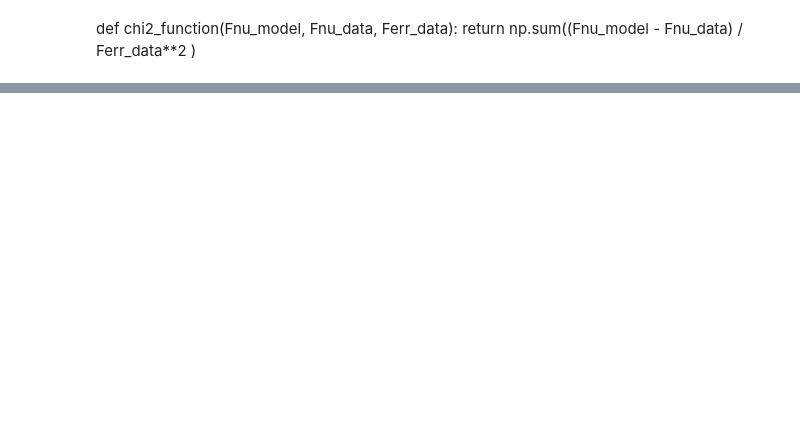
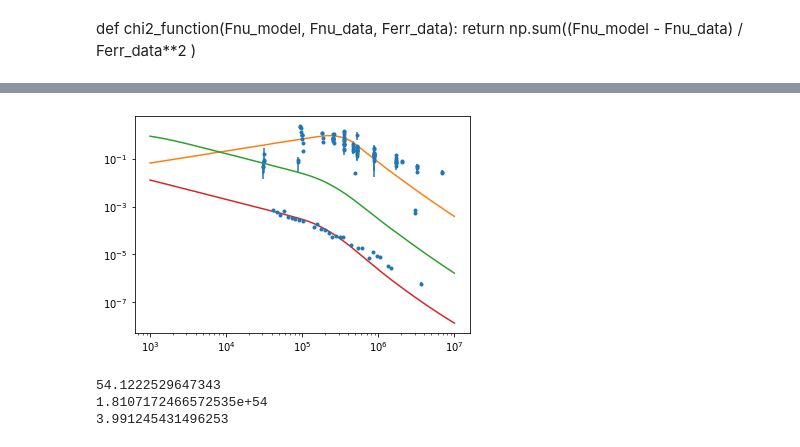
Before and after one commit to geoffryan/GRADMAP-2021-WW-Research, a Jupyter notebook: karen/160509A jan7.ipynb, the cells around one changed output, grey strips where cells are left out. Saved outputs shown, nothing was run; the diff lists cells and outputs as text; code cells hidden in the pictures; blank space fills up the shorter version.

```diff
--- a/karen/160509A jan7.ipynb
+++ b/karen/160509A jan7.ipynb
@@ -188,3 +242,14 @@ def chi2_function(Fnu_model, Fnu_data, Ferr_data):
+# %%
+def filter_data(t_data, nu_data, Fnu_data, Ferr_data):
+    bad = (nu_data>4.8e+14) & (4.9e+14>nu_data)
+    good = ~bad
+
+    t_filtered = t_data[good]
+    nu_filtered = nu_data[good]
+    Fnu_filtered = Fnu_data[good]
+    Ferr_filtered = Ferr_data[good]
+
+    return t_filtered, nu_filtered, Fnu_filtered, Ferr_filtered
 # %% [markdown]
 def chi2_function(Fnu_model, Fnu_data, Ferr_data):
     return np.sum((Fnu_model - Fnu_data) / Ferr_data**2 )
@@ -204,11 +269,12 @@ Zguess = {'jetType': grb.jet.TopHat, #type of jet structure
    'z': 1.17           #redshift
   }
 
+t_data, nu_data, Fnu_data, Ferr_data = filter_data(t_data, nu_data, Fnu_data, Ferr_data)
 
 x_data = {'t_data': t_data,
           'nu_data': nu_data,
           'Z': Zguess}
-Fnu_model = fit_function(x_data, 2.0e53, 0.175, 1.0, 2.2)
+Fnu_model = fit_function(x_data, 53.0, 0.175, 0.0, 2.2, -1.0, -4.0)
 # %%
 print(chi2_function(Fnu_model, Fnu_data, Ferr_data))
 # %% [output]
@@ -216,11 +282,11 @@ print(chi2_function(Fnu_model, Fnu_data, Ferr_data))
 # %%
 #Try a fit
 #.       E0      thetaCore  density   p
-guess = [2.0e53, 0.175,     1.0,      2.2]
+guess = [53,      0.175,      0.0,     2.2, -1.0, -4.0]
 
 #Setbounds so afterglowpy doesn't sceream
-lower_bounds = np.array([1.0e48, 0.0, 1.0e-5, 2.0])
-upper_bounds = np.array([1.0e56, np.pi/2, 1.0e5, 3.0])
+lower_bounds = np.array([48, 0.0, -5, 2.0, -5.0, -5.0])
+upper_bounds = np.array([56, np.pi/2, 5, 3.0, -0.5, -0.5])
 bounds = (lower_bounds, upper_bounds)
 
 popt, pcov = scipy.optimize.curve_fit(fit_function, x_data, Fnu_data,
@@ -229,28 +295,37 @@ popt, pcov = scipy.optimize.curve_fit(fit_function, x_data, Fnu_data,
 print(popt)
 print(pcov)
 
-xdataR =
-xdataO =
-xdataX =
+#Compute model with guess values
+Fnu_model = fit_function(x_data, *popt)
 
-FnuX =
-FnuR =
-FnuO =
+#Compute chi2 of guess
+print(chi2_function(Fnu_model, Fnu_data, Ferr_data))
 
-plt.errorbar(tR_data, FnuR_data, FerrR_data, ls = "", marker = ".", label = "Radio", color = "red")
-plt.errorbar(tO_data, FnuO_data, FerrO_data, ls = "", marker = ".", label = "Optical", color = "purple")
-plt.errorbar(tX_data, FnuX_data, FerrX_data, ls = "", marker = ".", label = "X-Ray", color = "orange")
+xdataR = {'t_data': tR_model,
+         'nu_data': nuR_model,
+         'Z': Zguess}
+xdataO = {'t_data': tO_model,
+         'nu_data': nuO_model,
+         'Z': Zguess}
+xdataX = {'t_data': tX_model,
+         'nu_data': nuX_model,
+         'Z': Zguess}
 
-plt.plot(tR_model, FnuR_model, color = "red")
-plt.plot(tO_model, FnuO_model, color = "purple")
-plt.plot(tX_model, FnuX_model, color = "orange")
+# Calculate the model!
+FnuR = fit_function(xdataR, *popt)
+FnuO = fit_function(xdataO, *popt)
+FnuX = fit_function(xdataX, *popt)
+
+# Plot the data
+plt.errorbar(t_data, Fnu_data, Ferr_data, ls='', marker='.', label='data')
+
+# Plot the model
+plt.plot(tR_model, FnuR, label='model - radio')
+plt.plot(tO_model, FnuO, label='model - optical')
+plt.plot(tX_model, FnuX, label='model - x-ray')
 
 plt.xscale('log')
 plt.yscale('log')
 
-plt.xlabel('time(s)')
-plt.ylabel('Flux (mJy)')
-
-plt.legend()
 plt.show()
 # %% [output]
@@ -261,0 +346 @@ plt.show()
+[figure, added]
@@ -261,0 +356,13 @@ plt.show()
+# %%
+print(logE0_best)
+
+E0_best = 10.0 ** logE0_best
+
+E0_err = E0_best  * np.log(10.0) * logE0_err
+print(E0_err)
+
+print(E0)
+# %% [output]
+54.1222529647343
+1.8107172466572535e+54
+3.991245431496253
```
Also changed, not shown: parts of 15 cells of this notebook.
